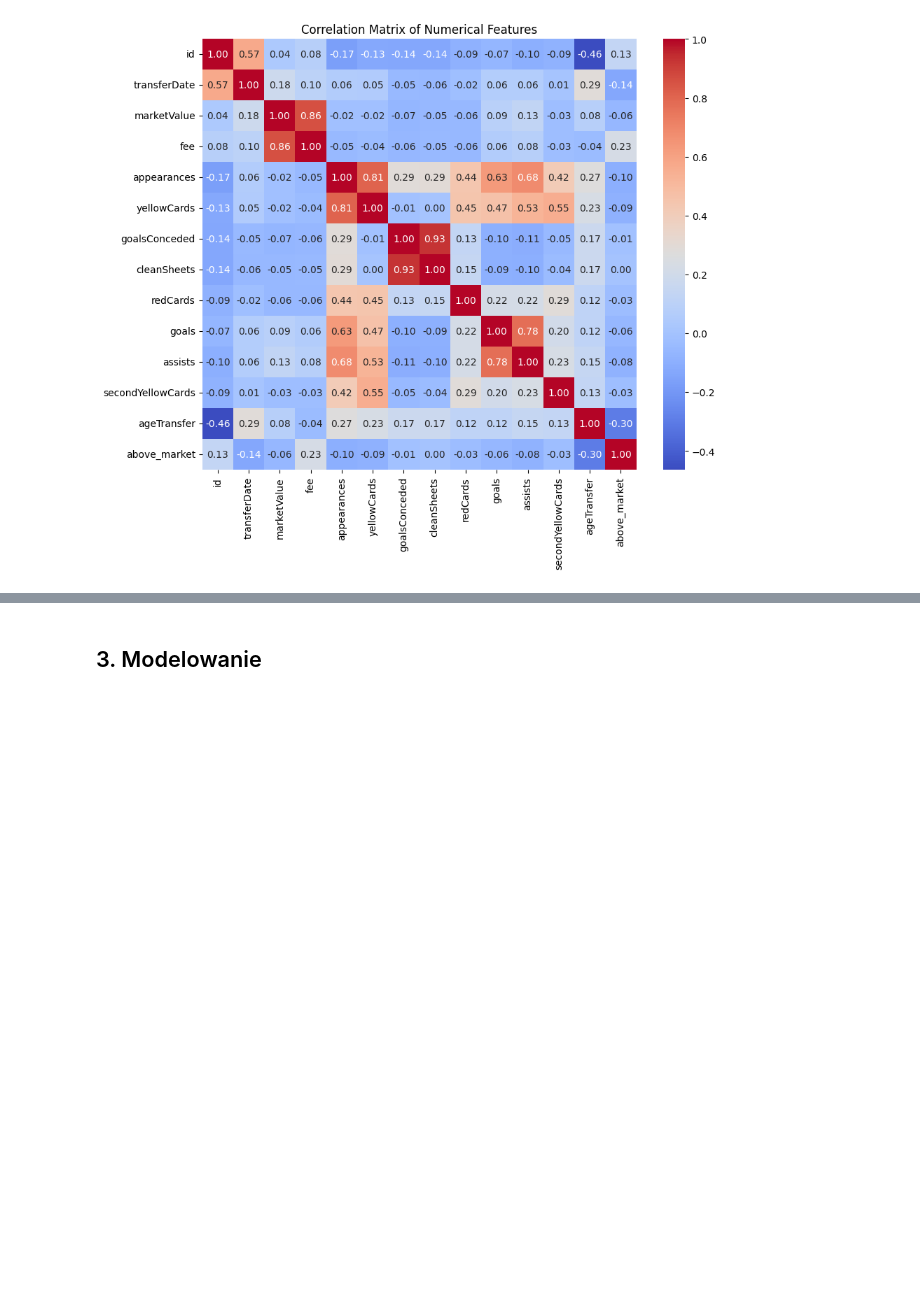
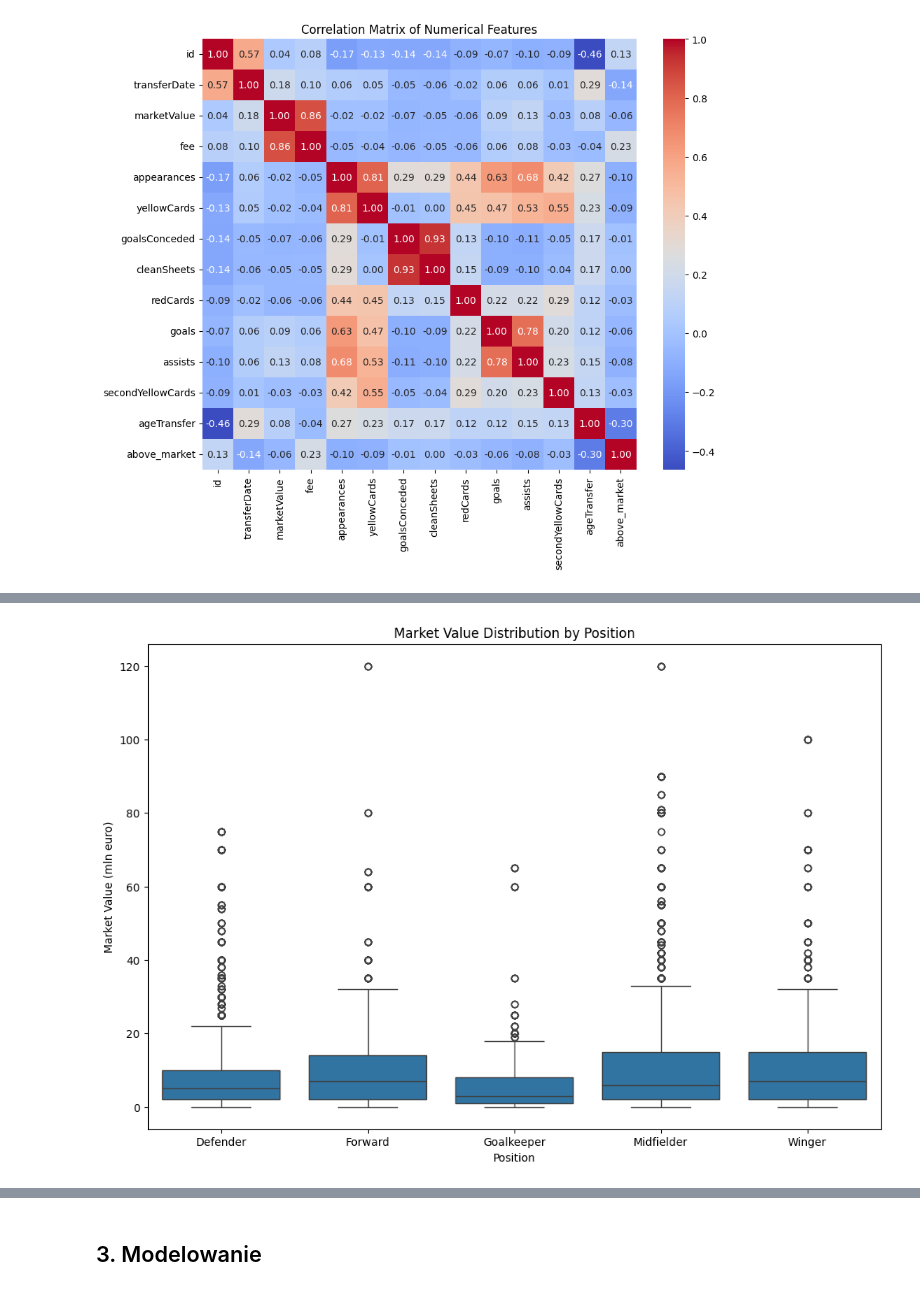
Before and after one commit to mchruszczewski/michal_chruszczewski_repo, a Jupyter notebook: Zadanie python/raport.ipynb, the cells around one changed output, grey strips where cells are left out. Saved outputs shown, nothing was run; the diff lists cells and outputs as text; code cells hidden in the pictures; blank space fills up the shorter version.

```diff
--- a/Zadanie python/raport.ipynb
+++ b/Zadanie python/raport.ipynb
@@ -108,0 +129,9 @@ Dla zbadania reszty danych stworzono poniższe wykresy, które prezentują liczn
+# %%
+plt.figure(figsize=(12, 8))
+sns.boxplot(x='position', y='marketValue', data=df)
+plt.title('Market Value Distribution by Position')
+plt.xlabel('Position')
+plt.ylabel('Market Value (mln euro)')
+plt.show()
+# %% [output]
+[figure, added]
```
Also changed, not shown: parts of 19 cells of this notebook, 1 other file.
